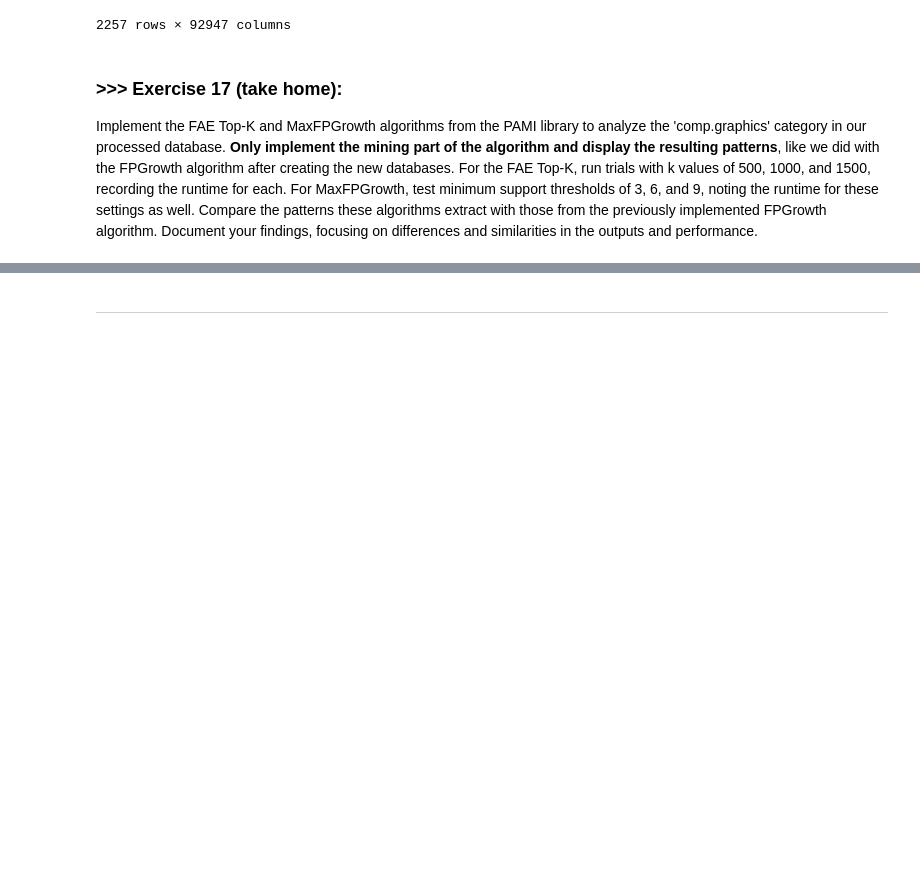
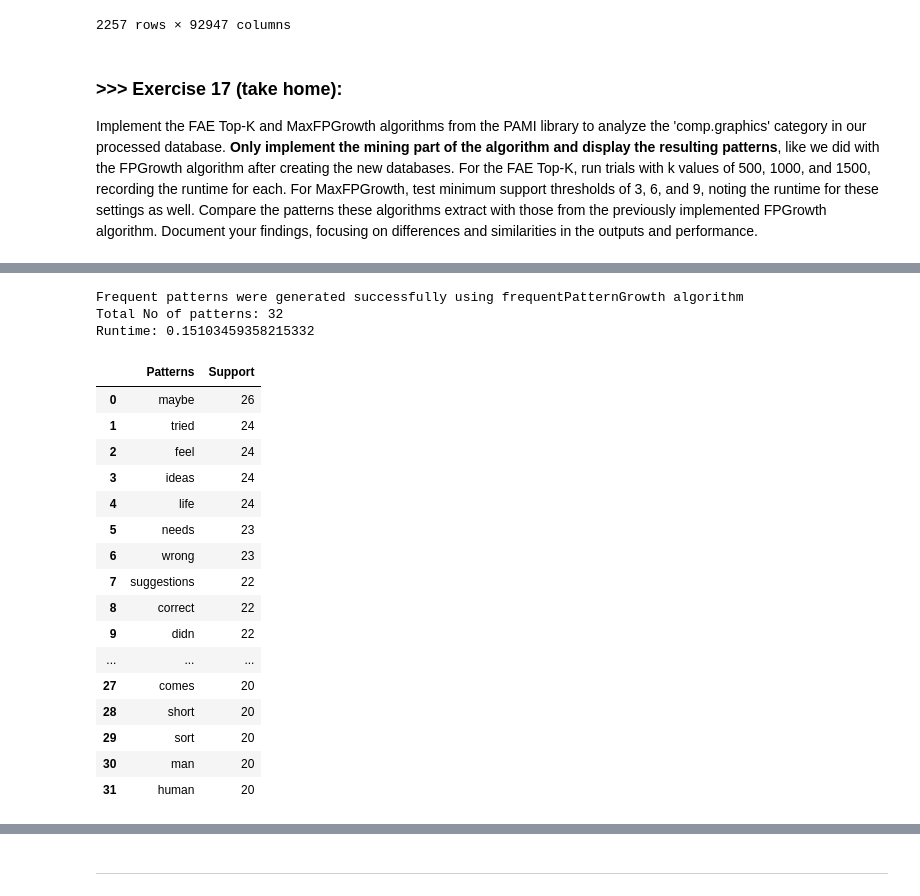
Before and after one commit to wildhero39/DM2024-Lab1-Master, a Jupyter notebook: DM2024-Lab1-Master-Copy.ipynb, the cells around one changed output, grey strips where cells are left out. Cells and saved outputs as stored; diff of their text form; code cells hidden in the pictures; blank space fills up the shorter version.

Commit message:
max freq, but min threshold 3 can not run

```diff
--- a/DM2024-Lab1-Master-Copy.ipynb
+++ b/DM2024-Lab1-Master-Copy.ipynb
@@ -1733,0 +1768,35 @@ Runtime: 0.10649514198303223
+# %%
+from PAMI.frequentPattern.basic import FPGrowth as alg
+minSup=9
+obj3 = alg.FPGrowth(iFile='td_freq_db_comp_graphics.csv', minSup=minSup)
+obj3.mine()
+frequentPatternsDF_comp_graphics= obj3.getPatternsAsDataFrame()
+frequentPatternsDF_comp_graphics_sorted = frequentPatternsDF_comp_graphics.sort_values(by='Support', ascending=False) #sorted by support value, from high to low
+top_6_support_values = frequentPatternsDF_comp_graphics_sorted['Support'].unique()[:6] #find the unique,, top 9 support's numbers
+frequentPatternsDF_comp_graphics = frequentPatternsDF_comp_graphics_sorted[frequentPatternsDF_comp_graphics_sorted['Support'].isin(top_6_support_values)] #reform dfbase on top 9
+frequentPatternsDF_comp_graphics= frequentPatternsDF_comp_graphics.reset_index(drop=True) #reset the index
+print('Total No of patterns: ' + str(len(frequentPatternsDF_comp_graphics))) #print the total number of patterns
+print('Runtime: ' + str(obj3.getRuntime())) #measure the runtime
+
+frequentPatternsDF_comp_graphics
+# %% [output]
+Frequent patterns were generated successfully using frequentPatternGrowth algorithm
+Total No of patterns: 32
+Runtime: 0.15103459358215332
+|  | Patterns | Support |
+| 0 | maybe | 26 |
+| 1 | tried | 24 |
+| 2 | feel | 24 |
+| 3 | ideas | 24 |
+| 4 | life | 24 |
+| 5 | needs | 23 |
+| 6 | wrong | 23 |
+| 7 | suggestions | 22 |
+| 8 | correct | 22 |
+| 9 | didn | 22 |
+| ... | ... | ... |
+| 27 | comes | 20 |
+| 28 | short | 20 |
+| 29 | sort | 20 |
+| 30 | man | 20 |
+| 31 | human | 20 |
```
Also changed, not shown: parts of 8 cells of this notebook.
